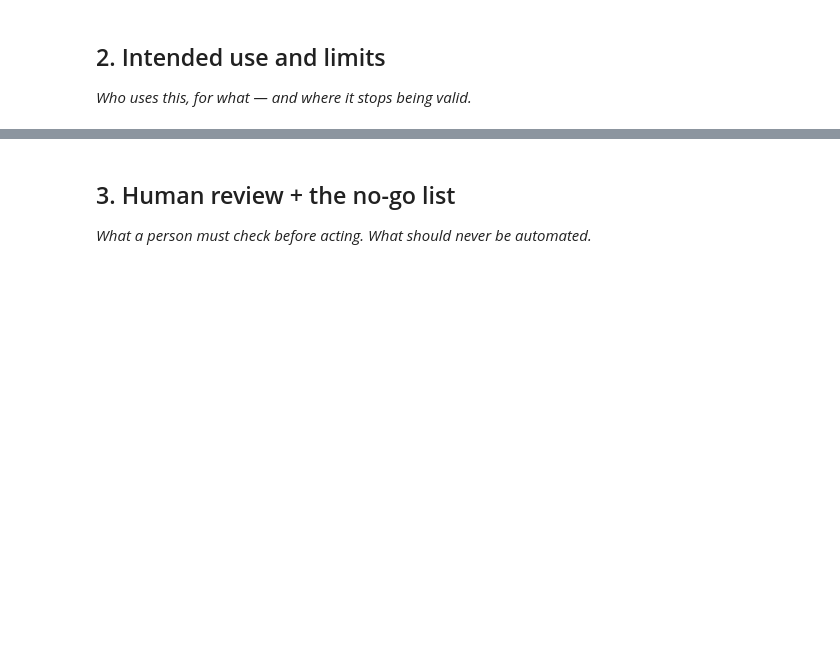
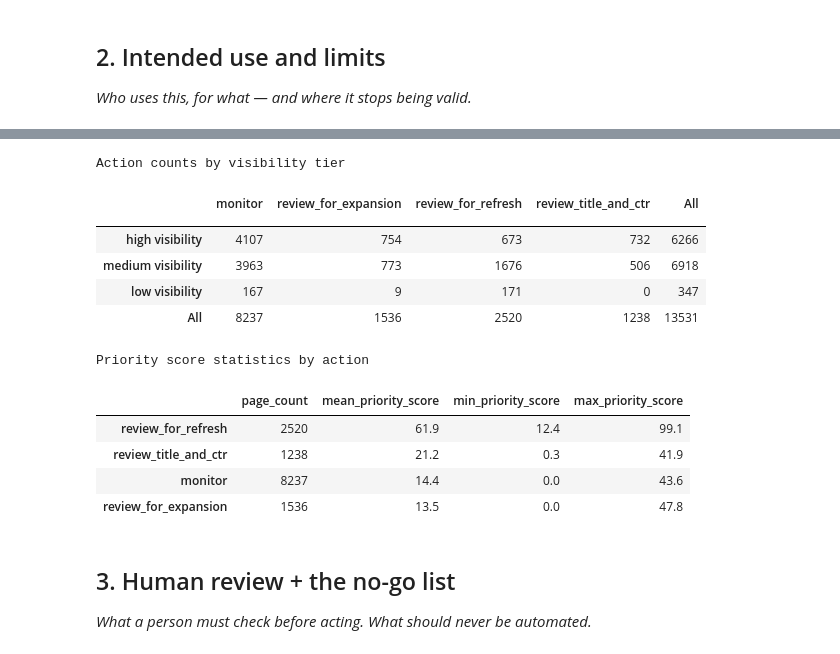
Before and after one commit to JasperOwen/flyrank-ml-internship, a Jupyter notebook: work/notebooks/w07_action_playbook.ipynb, the cells around one changed output, grey strips where cells are left out. Saved outputs shown, nothing was run; the diff lists cells and outputs as text; code cells hidden in the pictures; blank space fills up the shorter version.

```diff
--- a/work/notebooks/w07_action_playbook.ipynb
+++ b/work/notebooks/w07_action_playbook.ipynb
@@ -23,3 +293,30 @@ This skeleton is yours to fill. Work the sections **in order** — each one has
+# %%
+# Action counts by visibility tier
+print("Action counts by visibility tier")
+display(pd.crosstab(queue["visibility_bucket"] + " visibility", queue["suggested_action"], rownames=[''], colnames=[''], margins=True)
+        .reindex(["high visibility", "medium visibility", "low visibility", "All"]))
+
+# Priority score statistics by action"
+print("\n\nPriority score statistics by action")
+display(queue.groupby("suggested_action")["priority_score"]
+        .agg(page_count="count", mean_priority_score="mean", min_priority_score="min", max_priority_score="max")
+        .sort_values("mean_priority_score", ascending=False)
+        .round(1)
+        .rename_axis(None))
+# %% [output]
+Action counts by visibility tier
+|  | monitor | review_for_expansion | review_for_refresh | review_title_and_ctr | All |
+|  |  |  |  |  |  |
+| high visibility | 4107 | 754 | 673 | 732 | 6266 |
+| medium visibility | 3963 | 773 | 1676 | 506 | 6918 |
+| low visibility | 167 | 9 | 171 | 0 | 347 |
+| All | 8237 | 1536 | 2520 | 1238 | 13531 |
+Priority score statistics by action
+|  | page_count | mean_priority_score | min_priority_score | max_priority_score |
+| review_for_refresh | 2520 | 61.9 | 12.4 | 99.1 |
+| review_title_and_ctr | 1238 | 21.2 | 0.3 | 41.9 |
+| monitor | 8237 | 14.4 | 0.0 | 43.6 |
+| review_for_expansion | 1536 | 13.5 | 0.0 | 47.8 |
 # %% [markdown]
 ## 3. Human review + the no-go list
 
```
Also changed, not shown: parts of 25 cells of this notebook.
